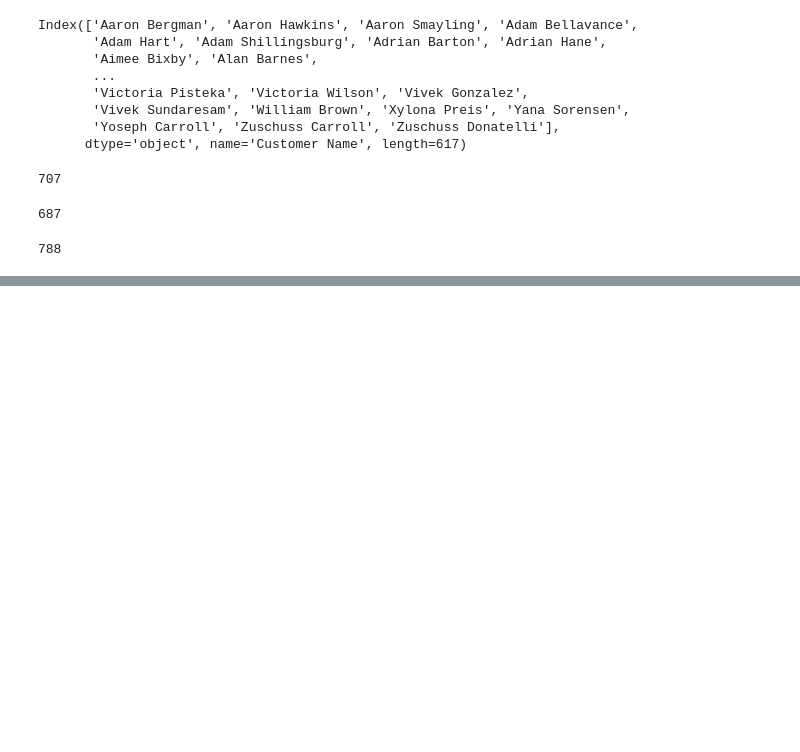
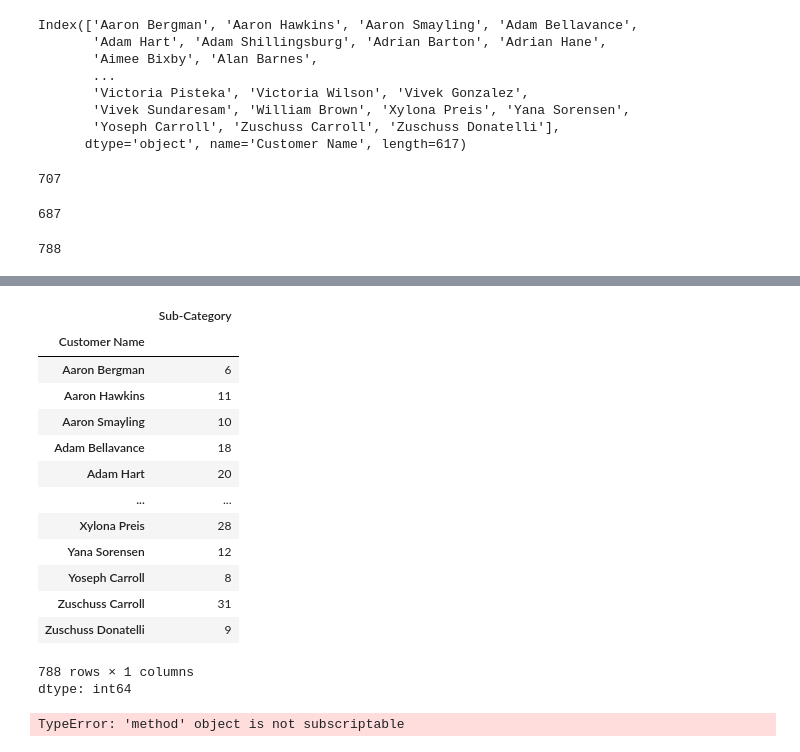
Before and after one commit to gaganreddy7977/Datascience-python-, a Jupyter notebook: pandas_Assignment.ipynb, the cells around one changed output, grey strips where cells are left out. Drawn from its saved outputs; the diff is of its cells as text; code cells hidden in the pictures; blank space fills up the shorter version.

```diff
--- a/pandas_Assignment.ipynb
+++ b/pandas_Assignment.ipynb
@@ -1670,0 +1746,25 @@ data_set
+# %%
+#Question 149: Find customer who bought most sub-categories.
+data_set.groupby('Customer Name')['Sub-Category'].size().loc[lambda x:x>1]
+# %% [output]
+|  | Sub-Category |
+| Customer Name |  |
+| Aaron Bergman | 6 |
+| Aaron Hawkins | 11 |
+| Aaron Smayling | 10 |
+| Adam Bellavance | 18 |
+| Adam Hart | 20 |
+| ... | ... |
+| Xylona Preis | 28 |
+| Yana Sorensen | 12 |
+| Yoseph Carroll | 8 |
+| Zuschuss Carroll | 31 |
+| Zuschuss Donatelli | 9 |
+788 rows × 1 columns
+dtype: int64
+# %%
+#Question 150: Find customer who bought across most states.
+data_set.columns
+data_set.groupby[('Customer Name','Product ID')].size().loc[lambda x:x>1].groupby('State')
+# %% [output]
+TypeError: 'method' object is not subscriptable
```
Also changed, not shown: parts of 8 cells of this notebook.
